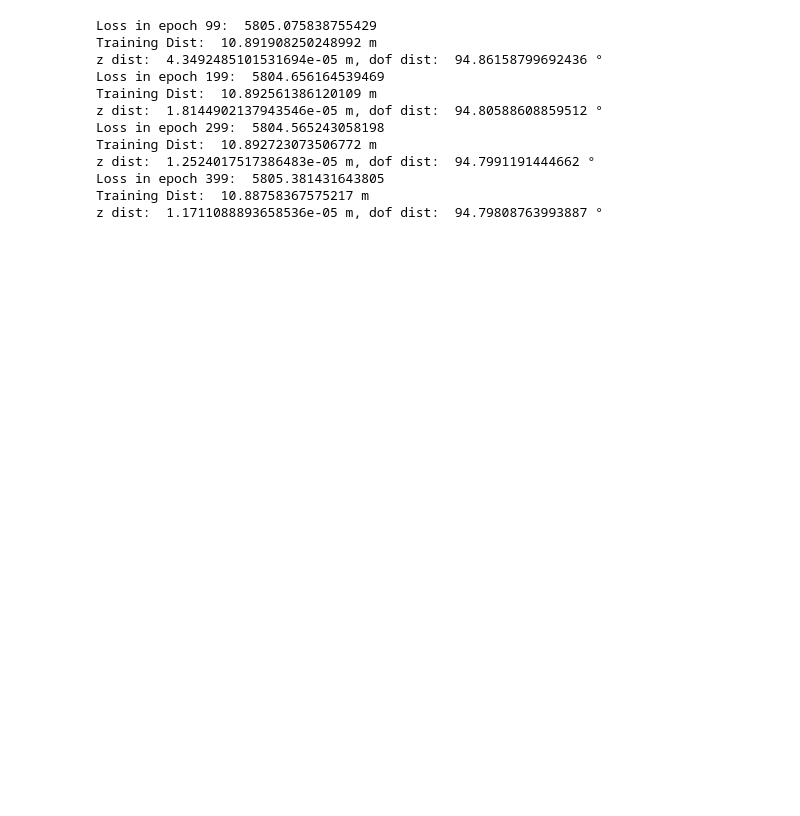
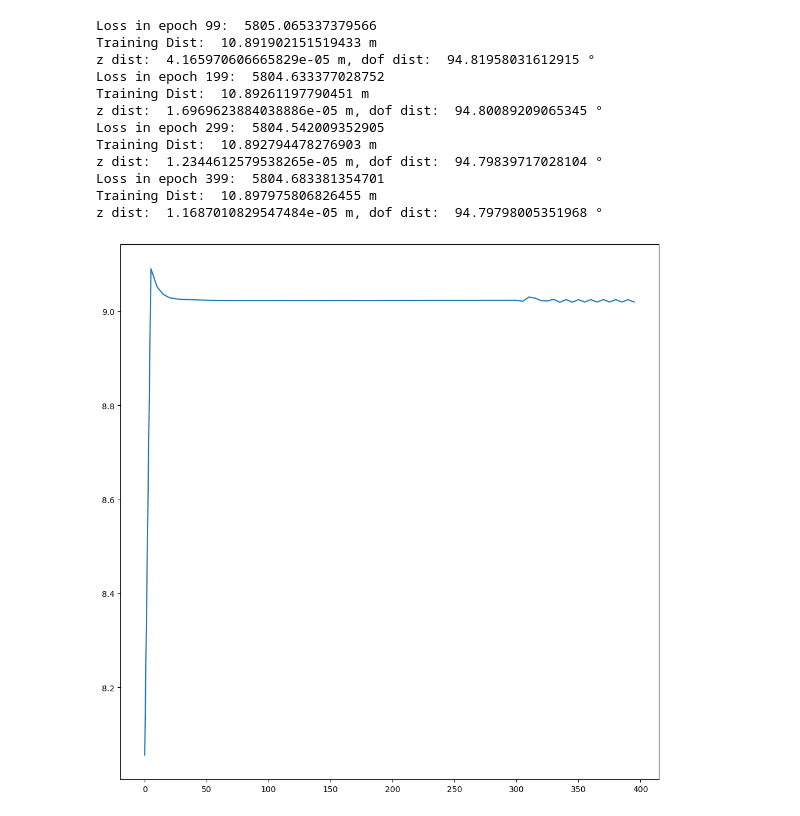
Before and after one commit to AntonEberhardt/aml22_finalProject_imageMatching, a Jupyter notebook: NetRunner.ipynb, the cells around one changed output. Cells and saved outputs as stored; diff of their text form; code cells hidden in the pictures; blank space fills up the shorter version.

Commit message:
added testing utility, now we can experiment with differnt nets if we want

```diff
--- a/NetRunner.ipynb
+++ b/NetRunner.ipynb
@@ -86,11 +87,11 @@ def custom_loss(classify, regress, dof_regress, anchorDistsGt, dofGt, dofLoss, c
 
     return torch.sum(factors[0] * lossXY) + factors[1]*crossEntropy(classify, nearest) + factors[2] * dofLoss(dof_regress, dofGt)
 # %%
-from math import degrees
-
-
 trainDataset = AnchorDataSet(file= f"./ShopFacade/traindata_with_features_and_anchors{nAnchors}.pkl")
 trainDataloader = torch.utils.data.DataLoader(trainDataset, batch_size=16, shuffle=False, num_workers=0)
+
+testDataset = AnchorDataSet(file= f"./ShopFacade/testdata_with_features_and_anchors{nAnchors}.pkl")
+testDataloader = torch.utils.data.DataLoader(testDataset, batch_size=16, shuffle=False, num_workers=0)
 
 myNet = anchorNet(nAnchors=nAnchors).to(device)
 dofLoss = nn.MSELoss()
@@ -101,7 +102,10 @@ scheduler = torch.optim.lr_scheduler.StepLR(optimizer, step_size=80, gamma=0.5)
 
 myAnchors = torch.from_numpy(np.loadtxt(f"./ShopFacade/anchors{nAnchors}.txt"))
 
-params = []
+epochs = []
+testXY = []
+testZ = []
+testRot = []
 
 for epoch in range(numEpochs):
     epochLoss = 0
@@ -142,16 +146,57 @@ for epoch in range(numEpochs):
         print(f"Loss in epoch {epoch}: ", epochLoss)
         print("Training Dist: ", np.mean(trainDists),"m")
         print("z dist: ", np.mean(zTrain), "m, dof dist: ", np.mean(dofTrain), "°")
+
+    # ===========TESTING=============
+
+    if epoch%5 == 0:
+
+        epochs.append(epoch)
+        testDists = []
+        zTest = []
+        dofTest = []
+
+        for idx, data in enumerate(testDataloader):
+
+            myNet.eval()
+
+            classify, regress, dof_regress = myNet.forward(data["Features"])
+
+            bestAnchor = torch.argmax(classify, axis=1)
+
+            dist = 0
+            dofDist = 0
+
+            for j in range(bestAnchor.size()[0]):
+                dist += torch.linalg.norm(torch.abs((myAnchors[bestAnchor[j], :] + regress.reshape(-1,nAnchors,2)[j,bestAnchor[j], :]) - (data["xy"])[j]))
+                dofDist += np.mean(Rotation.from_quat(dof_regress[j,1:].detach().numpy()).as_euler("xyz", degrees=True) - Rotation.from_quat(data["dofs"][j,1:].detach().numpy()).as_euler("xyz",degrees=True))
+
+            testDists.append(dist.data.item() / bestAnchor.size()[0])
+            zTest.append(torch.mean(dof_regress[:,0] - data["dofs"][:,0]).data.item())
+            dofTest.append(dofDist/bestAnchor.size()[0])
+
+        testXY.append(np.mean(testDists))
+        testZ.append(np.mean(zTest))
+        testRot.append(np.mean(dofTest))
+
+testResults = pd.DataFrame(data={"Epochs":epochs, "XY_dist":testXY, "Z_Dist":testZ,"angle_error":testRot})
+testResults.to_csv(f"./ShopFacade/testResults_with_{nAnchors}anchors.csv")
 # %% [output]
-Loss in epoch 99:  5805.075838755429
-Training Dist:  10.891908250248992 m
-z dist:  4.3492485101531694e-05 m, dof dist:  94.86158799692436 °
-Loss in epoch 199:  5804.656164539469
-Training Dist:  10.892561386120109 m
-z dist:  1.8144902137943546e-05 m, dof dist:  94.80588608859512 °
-Loss in epoch 299:  5804.565243058198
-Training Dist:  10.892723073506772 m
-z dist:  1.2524017517386483e-05 m, dof dist:  94.7991191444662 °
-Loss in epoch 399:  5805.381431643805
-Training Dist:  10.88758367575217 m
-z dist:  1.1711088893658536e-05 m, dof dist:  94.79808763993887 °
+Loss in epoch 99:  5805.065337379566
+Training Dist:  10.891902151519433 m
+z dist:  4.165970606665829e-05 m, dof dist:  94.81958031612915 °
+Loss in epoch 199:  5804.633377028752
+Training Dist:  10.89261197790451 m
+z dist:  1.6969623884038886e-05 m, dof dist:  94.80089209065345 °
+Loss in epoch 299:  5804.542009352905
+Training Dist:  10.892794478276903 m
+z dist:  1.2344612579538265e-05 m, dof dist:  94.79839717028104 °
+Loss in epoch 399:  5804.683381354701
+Training Dist:  10.897975806826455 m
+z dist:  1.1687010829547484e-05 m, dof dist:  94.79798005351968 °
+# %%
+plt.figure(figsize=(12,12))
+plt.plot(testResults["Epochs"], testResults["XY_dist"])
+plt.show()
+# %% [output]
+[figure, added]
```
Also changed, not shown: parts of 1 cell of this notebook.
